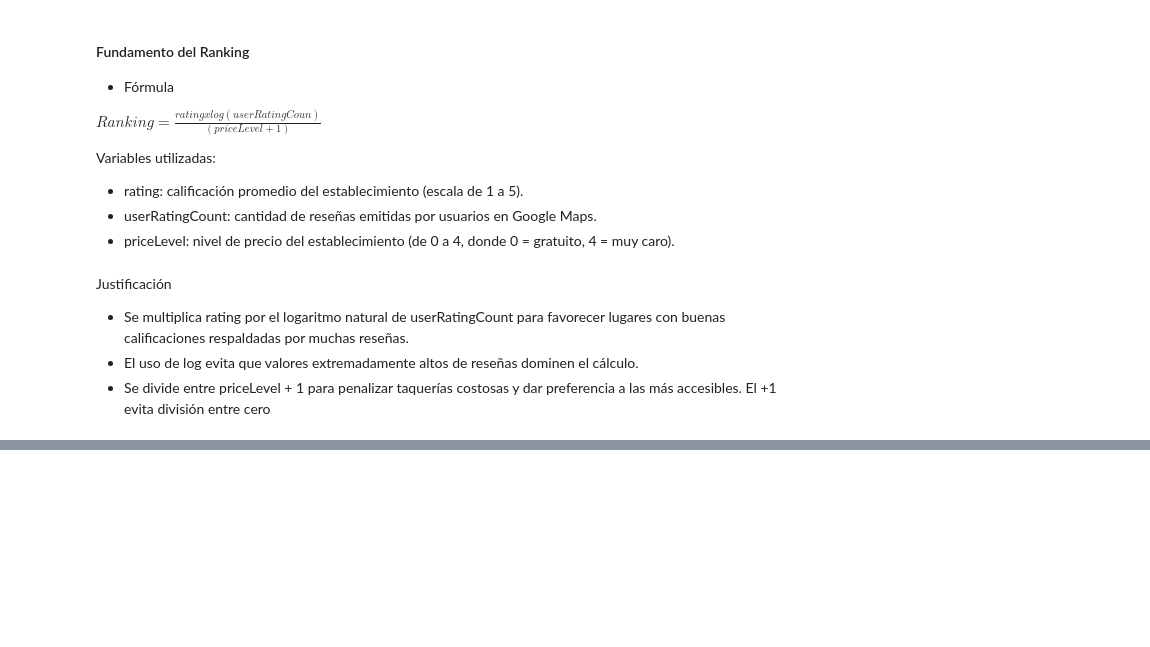
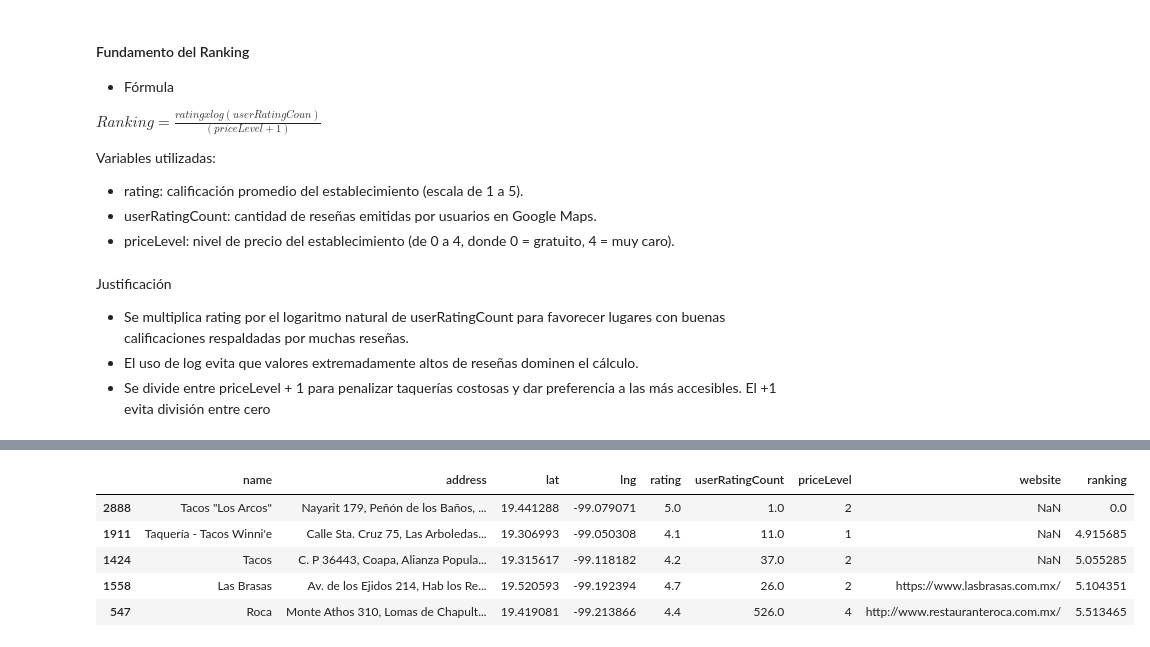
Before and after one commit to soto-amalia/tacos, a Jupyter notebook: tacos.ipynb, the cells around one changed output, grey strips where cells are left out. Cells and saved outputs as stored; diff of their text form; code cells hidden in the pictures; blank space fills up the shorter version.

```diff
--- a/tacos.ipynb
+++ b/tacos.ipynb
@@ -567,0 +537,9 @@ Bottom 10 taquerías según ranking ponderado:
+# %%
+df_ranking.sort_values(by='ranking', ascending=True).head(5)
+# %% [output]
+|  | name | address | lat | lng | rating | userRatingCount | priceLevel | website | ranking |
+| 2888 | Tacos "Los Arcos" | Nayarit 179, Peñón de los Baños, ... | 19.441288 | -99.079071 | 5.0 | 1.0 | 2 | NaN | 0.0 |
+| 1911 | Taquería - Tacos Winni'e | Calle Sta. Cruz 75, Las Arboledas... | 19.306993 | -99.050308 | 4.1 | 11.0 | 1 | NaN | 4.915685 |
+| 1424 | Tacos | C. P 36443, Coapa, Alianza Popula... | 19.315617 | -99.118182 | 4.2 | 37.0 | 2 | NaN | 5.055285 |
+| 1558 | Las Brasas | Av. de los Ejidos 214, Hab los Re... | 19.520593 | -99.192394 | 4.7 | 26.0 | 2 | https://www.lasbrasas.com.mx/ | 5.104351 |
+| 547 | Roca | Monte Athos 310, Lomas de Chapult... | 19.419081 | -99.213866 | 4.4 | 526.0 | 4 | http://www.restauranteroca.com.mx/ | 5.513465 |
```
Also changed, not shown: parts of 9 cells of this notebook.
